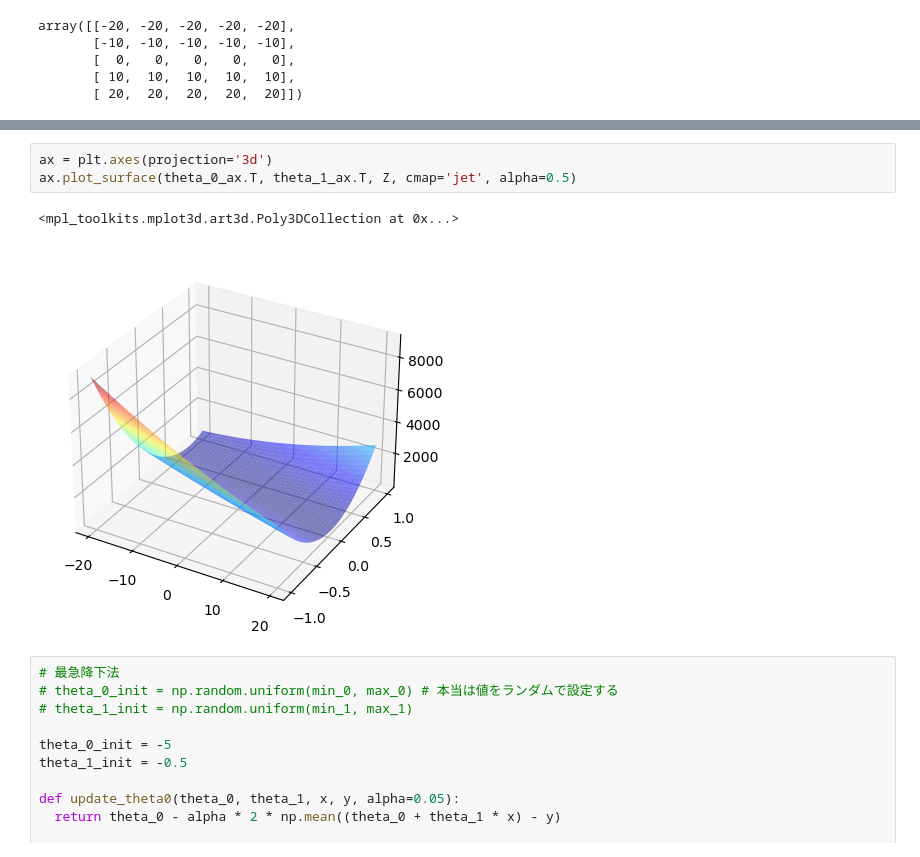
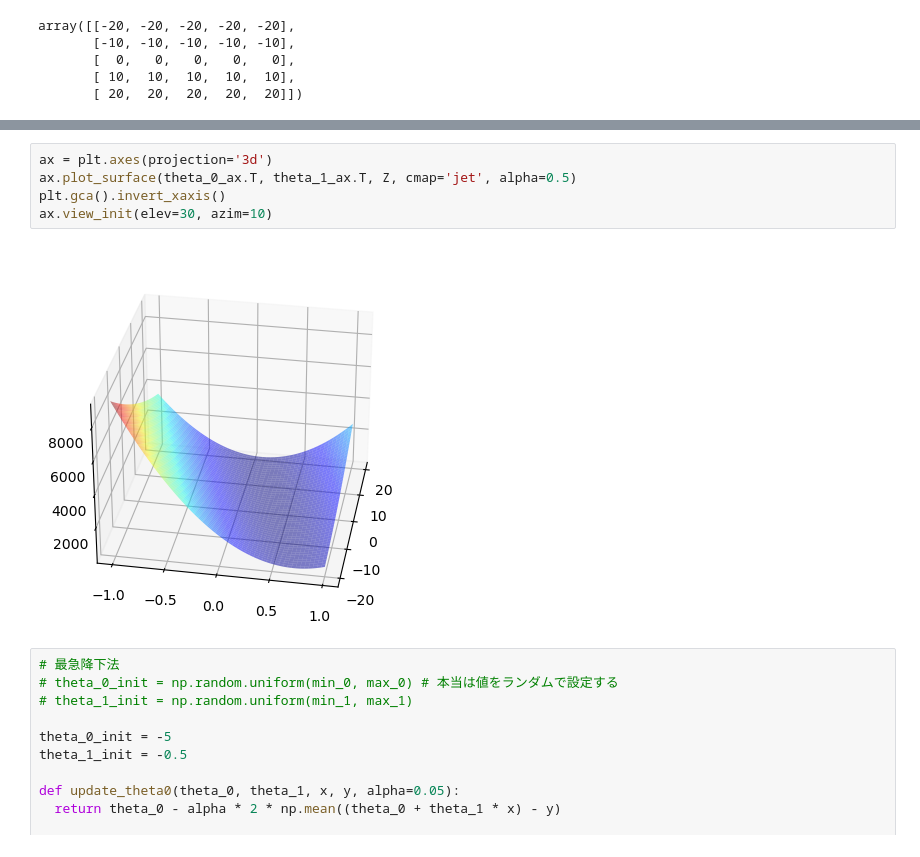
Before and after one commit to takuya178/python_machine_lerning, a Jupyter notebook: LinerRegression/index.ipynb, the cells around one changed output, grey strips where cells are left out. Saved outputs shown, nothing was run; the diff lists cells and outputs as text.

Commit message:
add graph

```diff
--- a/LinerRegression/index.ipynb
+++ b/LinerRegression/index.ipynb
@@ -91,9 +52,10 @@ array([[9180.43815951, 9109.88103261, 9039.60106593, ...,  407.8256952 ,
 # %%
 ax = plt.axes(projection='3d')
 ax.plot_surface(theta_0_ax.T, theta_1_ax.T, Z, cmap='jet', alpha=0.5)
+plt.gca().invert_xaxis()
+ax.view_init(elev=30, azim=10)
 # %% [output]
-<mpl_toolkits.mplot3d.art3d.Poly3DCollection at 0x...>
-[figure, old version]
+[figure, new version]
 # %%
 # 最急降下法
 # theta_0_init = np.random.uniform(min_0, max_0) # 本当は値をランダムで設定する
```
Also changed, not shown: parts of 11 cells of this notebook.
